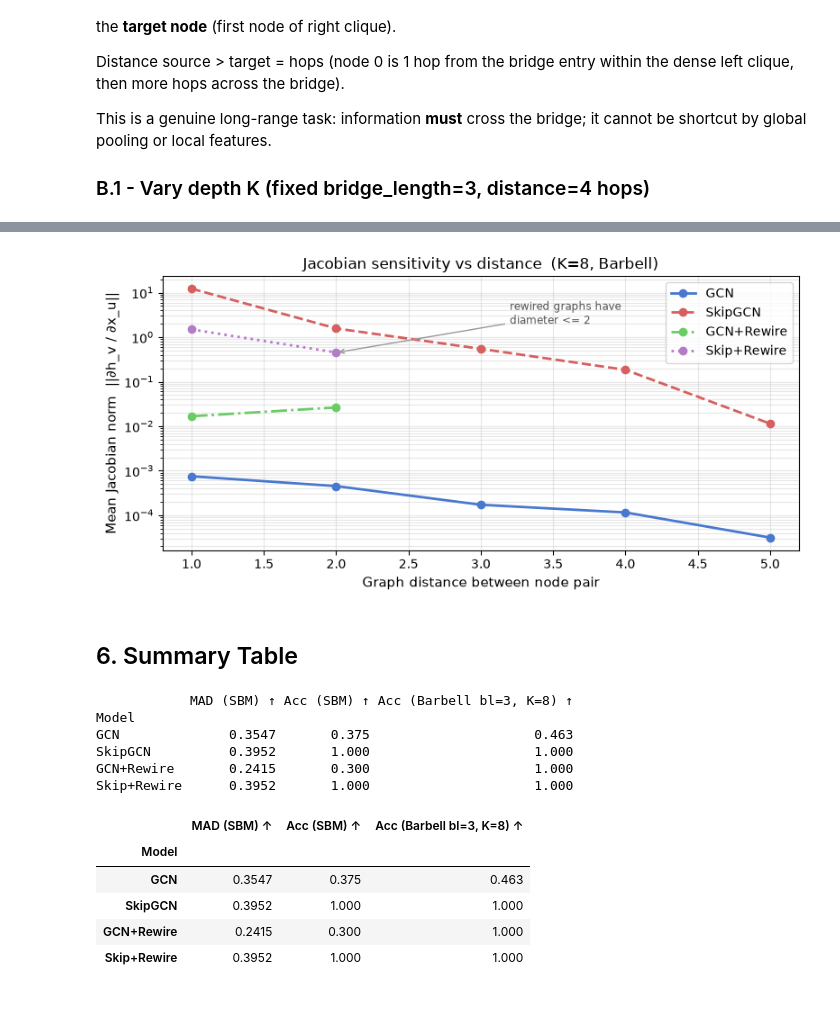
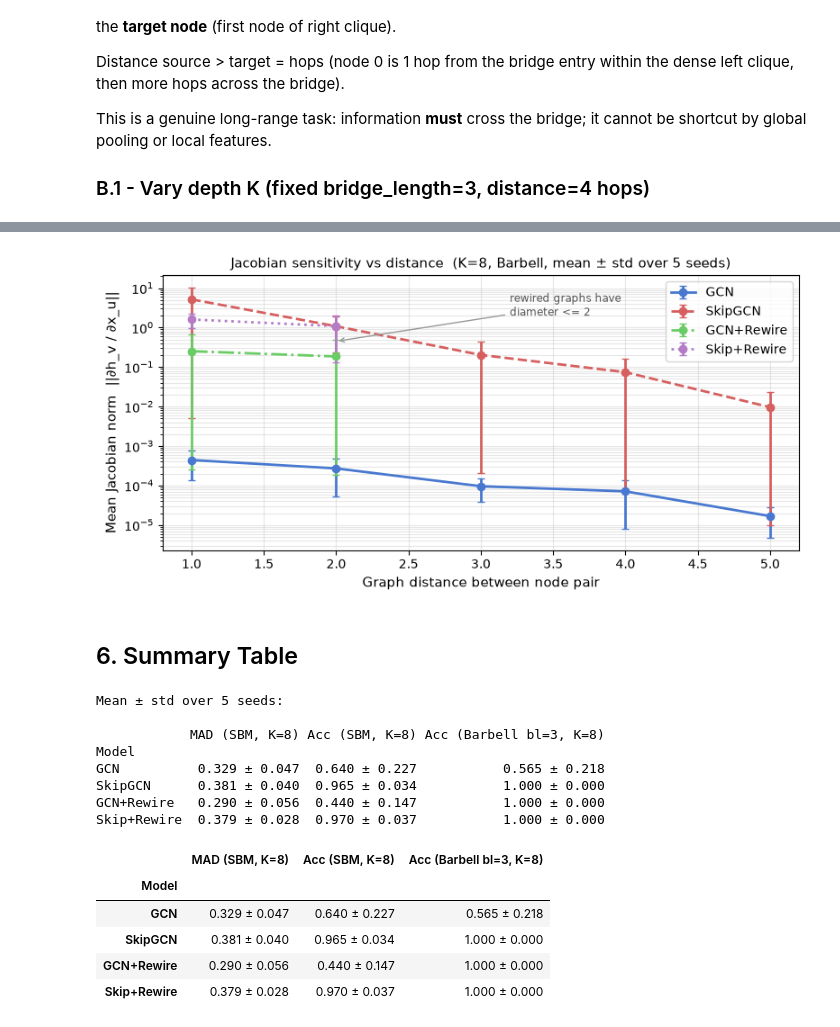
Before and after one commit to NicoReit54/Graph_Representation_Learning_Miniproject, a Jupyter notebook: experiments.ipynb, the cells around one changed output, grey strips where cells are left out. Drawn from its saved outputs; the diff is of its cells as text; code cells hidden in the pictures.

```diff
--- a/experiments.ipynb
+++ b/experiments.ipynb
@@ -372,9 +434,10 @@ bridge_length=1  (distance=2 hops)
 fig, axes = plt.subplots(1, 2, figsize=(12, 4))
 
 ax = axes[0]
-for name, vals in results_acc_bb.items():
-    ax.plot(LAYERS, vals, marker="o", label=name,
-            color=COLORS[name], linestyle=LINESTYLES[name], lw=2)
+for name in results_acc_bb:
+    ax.errorbar(LAYERS, results_acc_bb[name], yerr=results_acc_bb_std[name],
+                marker="o", label=name, color=COLORS[name],
+                linestyle=LINESTYLES[name], lw=2, capsize=3)
 ax.axvline(1 + BRIDGE_FIXED, color="gray", lw=1.2, linestyle=":",
            label=f"min depth needed ({1+BRIDGE_FIXED})")
 ax.set_xlabel("Layers K", fontsize=11)
@@ -383,9 +446,10 @@ ax.set_title(f"Acc vs Depth  (bridge_length={BRIDGE_FIXED})", fontsize=12)
 ax.set_xticks(LAYERS); ax.legend(fontsize=9); ax.grid(True, alpha=0.3)
 
 ax = axes[1]
-for name, vals in results_acc_bridge.items():
-    ax.plot(BRIDGE_LENGTHS, vals, marker="o", label=name,
-            color=COLORS[name], linestyle=LINESTYLES[name], lw=2)
+for name in results_acc_bridge:
+    ax.errorbar(BRIDGE_LENGTHS, results_acc_bridge[name], yerr=results_acc_bridge_std[name],
+                marker="o", label=name, color=COLORS[name],
+                linestyle=LINESTYLES[name], lw=2, capsize=3)
 # Plain GCN can only reach ~K-1 hops; rewiring breaks this depth=reach assumption
 # by shortening the effective bridge, so the rewired conditions succeed past it.
 ax.axvline(FIXED_K - 1, color="gray", lw=1.2, linestyle=":",
@@ -395,7 +459,7 @@ ax.set_ylabel("Test Accuracy", fontsize=11)
 ax.set_title(f"Acc vs Bridge Length  (K={FIXED_K})", fontsize=12)
 ax.set_xticks(BRIDGE_LENGTHS); ax.legend(fontsize=9); ax.grid(True, alpha=0.3)
 
-plt.suptitle("Experiment B: Source-to-Target Signal Propagation - Barbell graph", fontsize=13)
+plt.suptitle(f"Experiment B: Source-to-Target Signal Propagation - Barbell  (mean ± std over {len(SEEDS)} seeds)", fontsize=13)
 plt.tight_layout()
 plt.savefig("exp_b_oversquashing.pdf", bbox_inches="tight")
 plt.show()
@@ -447,58 +546,66 @@ Skip+Rewire: {1: 1.4953465481599173, 2: 0.4529564753174782}
 # %%
 fig, ax = plt.subplots(figsize=(8, 4))
-for name, sens_dict in jacobian_results.items():
-    dists = sorted(sens_dict.keys())
-    vals  = [sens_dict[d] for d in dists]
-    ax.plot(dists, vals, marker='o', label=name,
-            color=COLORS[name], linestyle=LINESTYLES[name], lw=2)
+for name in COND_NAMES:
+    dists = sorted(jacobian_mean[name].keys())
+    mean  = np.array([jacobian_mean[name][d] for d in dists])
+    std   = np.array([jacobian_std[name][d]  for d in dists])
+    # On a log axis the lower error bar must stay positive; clip it just below the mean.
+    lower = np.minimum(std, mean * 0.999)
+    ax.errorbar(dists, mean, yerr=[lower, std], marker='o', label=name,
+                color=COLORS[name], linestyle=LINESTYLES[name], lw=2, capsize=3)
 
 ax.set_xlabel('Graph distance between node pair', fontsize=11)
 ax.set_ylabel('Mean Jacobian norm  ||∂h_v / ∂x_u||', fontsize=11)
-ax.set_title(f'Jacobian sensitivity vs distance  (K={JACOBIAN_K}, Barbell)', fontsize=12)
+ax.set_title(f'Jacobian sensitivity vs distance  (K={JACOBIAN_K}, Barbell, mean ± std over {len(SEEDS)} seeds)', fontsize=11)
 ax.set_yscale('log')
 
 # Note: rewired curves stop at distance 2 because SDRF shrinks the graph diameter
 # (no node pairs remain at distance >= 3) - itself evidence of reduced over-squashing.
 ax.annotate('rewired graphs have\ndiameter <= 2', xy=(2, 0.45),
             xytext=(3.2, 2.0), fontsize=8.5, color='#555555',
             arrowprops=dict(arrowstyle='->', color='#999999', lw=1))
 
 ax.legend(fontsize=10)
 ax.grid(True, alpha=0.3, which='both')
 plt.tight_layout()
 plt.savefig('exp_c_jacobian.pdf', bbox_inches='tight')
 plt.show()
 # %% [output]
-[figure, old version]
+[figure, new version]
 # %% [markdown]
 ## 6. Summary Table
 # %%
-
 K_IDX  = LAYERS.index(8)
 BL_IDX = BRIDGE_LENGTHS.index(3)
+
+def ms(mean_d, std_d, name, idx, dec=3):
+    return f"{mean_d[name][idx]:.{dec}f} ± {std_d[name][idx]:.{dec}f}"
 
 rows = []
 for name in ["GCN", "SkipGCN", "GCN+Rewire", "Skip+Rewire"]:
     rows.append({
-        "Model":                   name,
-        "MAD (SBM)":             f"{results_mad[name][K_IDX]:.4f}",
-        "Acc (SBM)":             f"{results_acc_sbm[name][K_IDX]:.3f}",
-        "Acc (Barbell bl=3, K=8)": f"{results_acc_bridge[name][BL_IDX]:.3f}",
+        "Model":                     name,
+        "MAD (SBM, K=8)":            ms(results_mad, results_mad_std, name, K_IDX),
+        "Acc (SBM, K=8)":            ms(results_acc_sbm, results_acc_sbm_std, name, K_IDX),
+        "Acc (Barbell bl=3, K=8)":   ms(results_acc_bridge, results_acc_bridge_std, name, BL_IDX),
     })
 
 df = pd.DataFrame(rows).set_index("Model")
+print(f"Mean ± std over {len(SEEDS)} seeds:\n")
 print(df.to_string())
 df
 # %% [output]
-            MAD (SBM) ↑ Acc (SBM) ↑ Acc (Barbell bl=3, K=8) ↑
+Mean ± std over 5 seeds:
+
+            MAD (SBM, K=8) Acc (SBM, K=8) Acc (Barbell bl=3, K=8)
 Model
-GCN              0.3547       0.375                     0.463
-SkipGCN          0.3952       1.000                     1.000
-GCN+Rewire       0.2415       0.300                     1.000
-Skip+Rewire      0.3952       1.000                     1.000
+GCN          0.329 ± 0.047  0.640 ± 0.227           0.565 ± 0.218
+SkipGCN      0.381 ± 0.040  0.965 ± 0.034           1.000 ± 0.000
+GCN+Rewire   0.290 ± 0.056  0.440 ± 0.147           1.000 ± 0.000
+Skip+Rewire  0.379 ± 0.028  0.970 ± 0.037           1.000 ± 0.000
-|  | MAD (SBM) ↑ | Acc (SBM) ↑ | Acc (Barbell bl=3, K=8) ↑ |
+|  | MAD (SBM, K=8) | Acc (SBM, K=8) | Acc (Barbell bl=3, K=8) |
 | Model |  |  |  |
-| GCN | 0.3547 | 0.375 | 0.463 |
-| SkipGCN | 0.3952 | 1.000 | 1.000 |
-| GCN+Rewire | 0.2415 | 0.300 | 1.000 |
-| Skip+Rewire | 0.3952 | 1.000 | 1.000 |
+| GCN | 0.329 ± 0.047 | 0.640 ± 0.227 | 0.565 ± 0.218 |
+| SkipGCN | 0.381 ± 0.040 | 0.965 ± 0.034 | 1.000 ± 0.000 |
+| GCN+Rewire | 0.290 ± 0.056 | 0.440 ± 0.147 | 1.000 ± 0.000 |
+| Skip+Rewire | 0.379 ± 0.028 | 0.970 ± 0.037 | 1.000 ± 0.000 |
```
Also changed, not shown: parts of 10 cells of this notebook, 7 other files.
